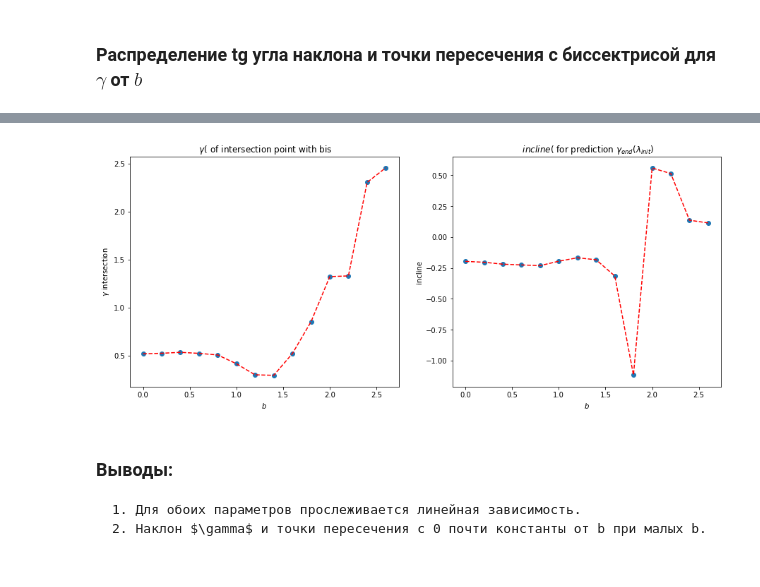
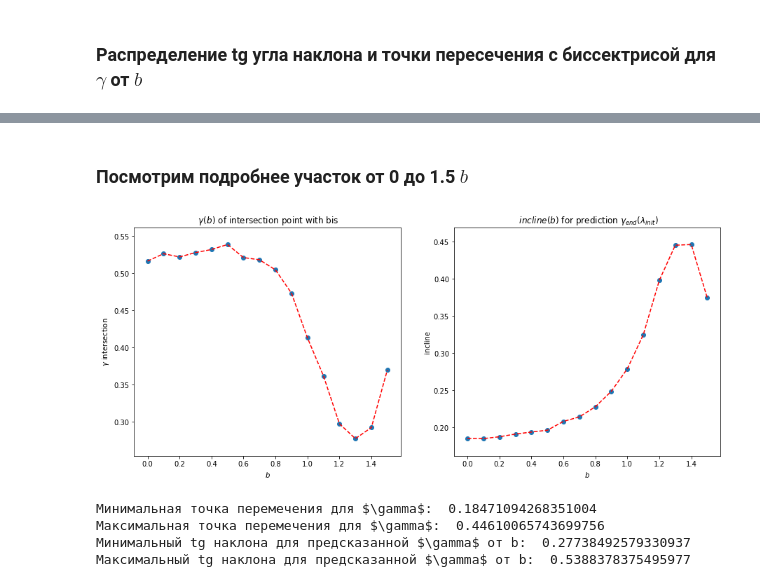
Before and after one commit to VitaliyRakitin/Diploma, a Jupyter notebook: Params2.ipynb, the cells around one changed output, grey strips where cells are left out. Drawn from its saved outputs; the diff is of its cells as text; code cells hidden in the pictures.

```diff
--- a/Params2.ipynb
+++ b/Params2.ipynb
@@ -483,6 +483,15 @@ v,b = process_full(PATH="out/",
 result_v = update(result_v, v)
 result_b = update(result_b, b)
 
+v,b = process_full(PATH="out1/",
+                   END_FILE_NUM=18,
+                   START_b = 0.1,
+                   END_b = 2.0)
+result_v = update(result_v, v)
+result_b = update(result_b, b)
+
+
+
 
 #v,b = process_full(PATH="big_vel/",
 #                   END_FILE_NUM=6,
@@ -618,7 +629,6 @@ for b in sorted(result_b.keys()):
         fit = np.polyfit(x,arr,1)
         fit_fn = np.poly1d(fit)
         plt.plot(x, fit_fn(x), 'r--', label = "gamma predicted")
-
         plt.xlabel('$\lambda_{init}$')
         plt.ylabel('$\gamma$')
         plt.title(' $\gamma(\lambda_{init})$ for b=%s'%(b))
@@ -626,7 +636,7 @@ for b in sorted(result_b.keys()):
 
         #параметры
         incline_gamma.append(fit[0])
-        intersection_gamma.append(fit[1]/(1 - fit[0]))
+        intersection_gamma.append(- fit[1]/fit[0])
 
         plt.show()
 # %% [output]
@@ -673,24 +707,36 @@ plt.show()
+# %% [markdown]
+### Посмотрим подробнее участок от 0 до 1.5 $b$
 # %%
+for ind, el in enumerate(arr_b):
+    if el > 1.5:
+        break
+
 plt.figure(1, figsize=(15,6))
 
 plt.subplot(121)
-plt.scatter(arr_b, incline_gamma)
-plt.plot(arr_b, incline_gamma, 'r--')
+plt.scatter(arr_b[:ind], incline_gamma[:ind])
+plt.plot(arr_b[:ind], incline_gamma[:ind], 'r--')
 plt.xlabel('$b$')
 plt.ylabel('$\gamma$ intersection')
-plt.title(' $\gamma(\b)$ of intersection point with bis')
+plt.title(' $\gamma(b)$ of intersection point with bis')
 
 plt.subplot(122)
-plt.scatter(arr_b, intersection_gamma)
-plt.plot(arr_b, intersection_gamma, 'r--')
+plt.scatter(arr_b[:ind], intersection_gamma[:ind])
+plt.plot(arr_b[:ind], intersection_gamma[:ind], 'r--')
 plt.xlabel('$b$')
 plt.ylabel('incline')
-plt.title(' $incline(\b)$ for prediction $\gamma_{end}(\lambda_{init})$')
+plt.title(' $incline(b)$ for prediction $\gamma_{end}(\lambda_{init})$')
 
 plt.show()
 # %% [output]
-[figure, old version]
+[figure, new version]
-# %% [markdown]
-### Выводы:
-    1. Для обоих параметров прослеживается линейная зависимость.
-    2. Наклон $\gamma$ и точки пересечения с 0 почти константы от b при малых b.
+# %%
+print "Минимальная точка перемечения для $\gamma$: ", np.min(intersection_gamma[:ind])
+print "Максимальная точка перемечения для $\gamma$: ", np.max(intersection_gamma[:ind])
+print "Минимальный tg наклона для предсказанной $\gamma$ от b: ", np.min( incline_gamma[:ind])
+print "Максимальный tg наклона для предсказанной $\gamma$ от b: ", np.max(incline_gamma[:ind])
+# %% [output]
+Минимальная точка перемечения для $\gamma$:  0.18471094268351004
+Максимальная точка перемечения для $\gamma$:  0.44610065743699756
+Минимальный tg наклона для предсказанной $\gamma$ от b:  0.27738492579330937
+Максимальный tg наклона для предсказанной $\gamma$ от b:  0.5388378375495977
```
Also changed, not shown: parts of 6 cells of this notebook.
